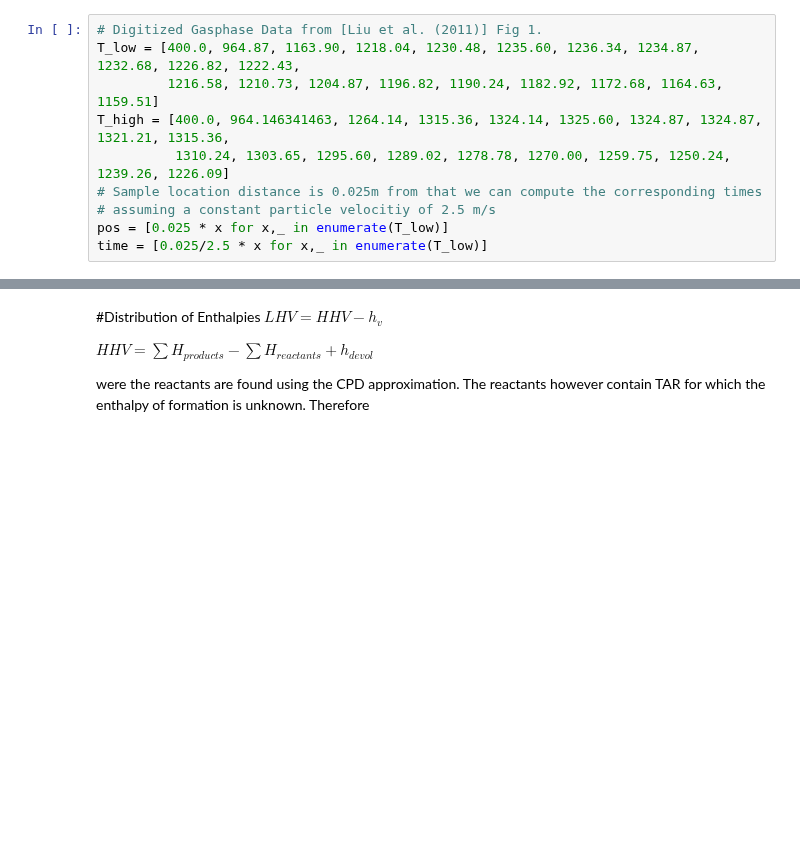
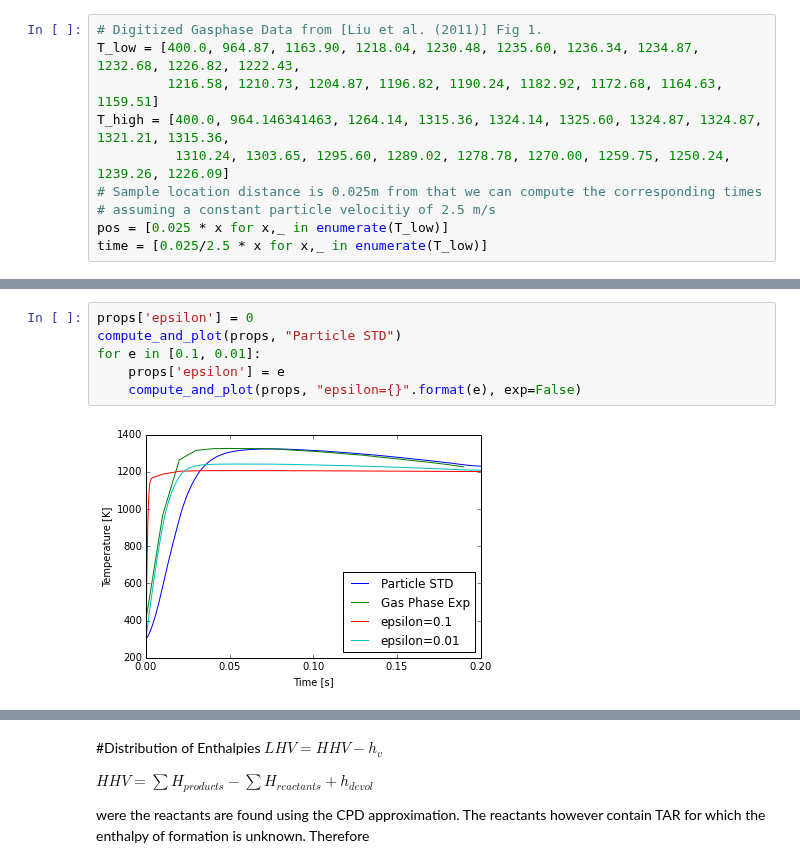
Before and after one commit to ostein/notebooks, a Jupyter notebook: pkp/BlackThunder.ipynb, the cells around one changed output, grey strips where cells are left out. Drawn from its saved outputs; the diff is of its cells as text; blank space fills up the shorter version.

```diff
--- a/pkp/BlackThunder.ipynb
+++ b/pkp/BlackThunder.ipynb
@@ -81,0 +97,8 @@ plt.legend(loc='lower right')
+# %%
+props['epsilon'] = 0
+compute_and_plot(props, "Particle STD")
+for e in [0.1, 0.01]:
+    props['epsilon'] = e
+    compute_and_plot(props, "epsilon={}".format(e), exp=False)
+# %% [output]
+[figure, added]
```
Also changed, not shown: parts of 33 cells of this notebook.
